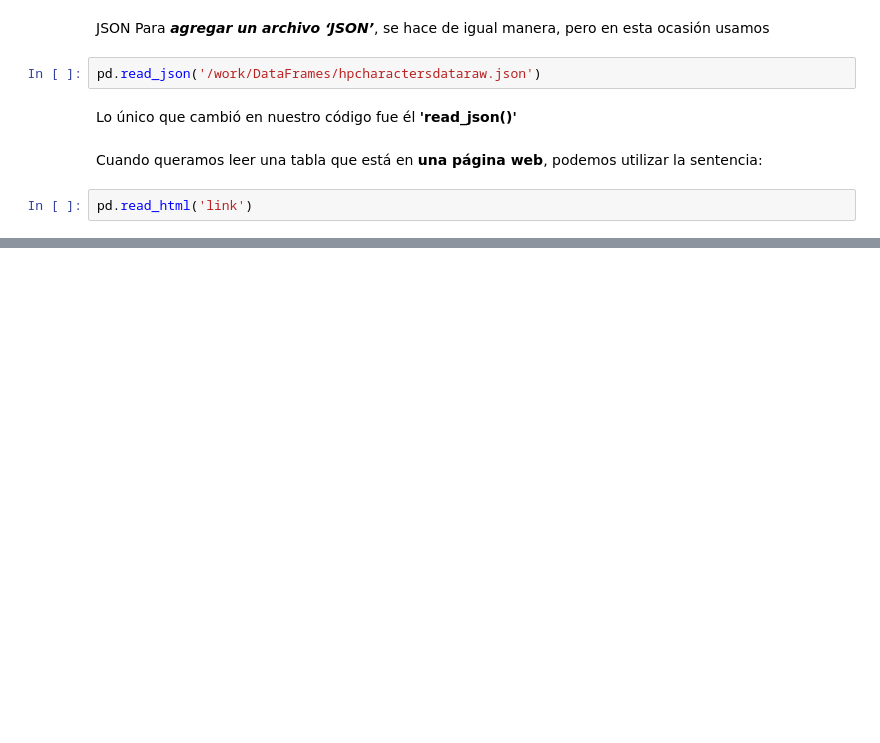
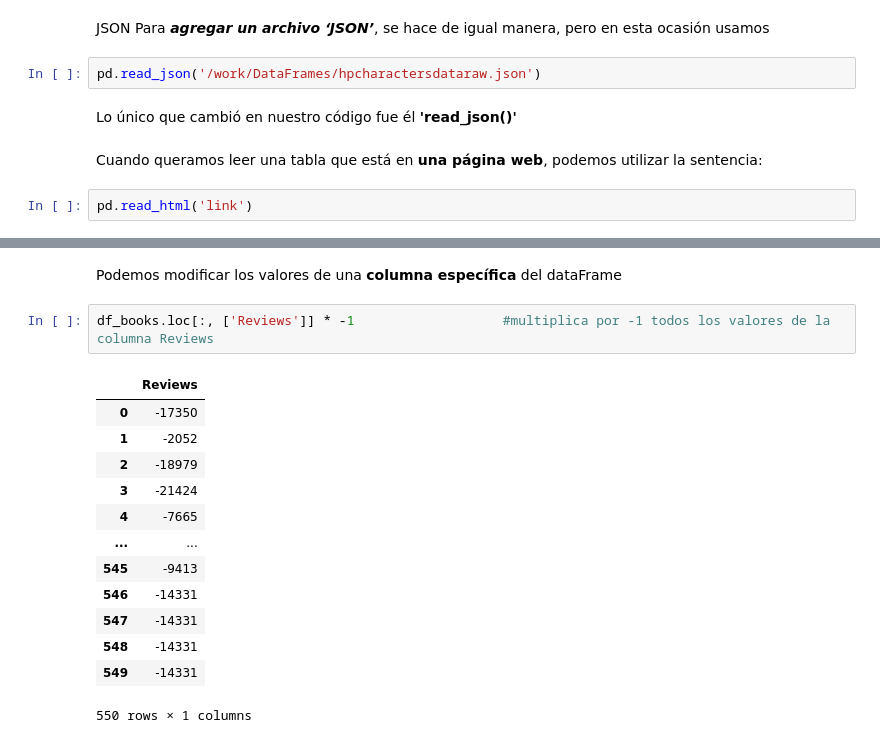
Before and after one commit to Carmen-N/Manipulaci-n-y-Transformaci-n-de-Datos-con-Pandas-y-NumPy, a Jupyter notebook: proyecto_con_Pandas_.ipynb, the cells around one changed output, grey strips where cells are left out. Cells and saved outputs as stored; diff of their text form; blank space fills up the shorter version.

```diff
--- a/proyecto_con_Pandas_.ipynb
+++ b/proyecto_con_Pandas_.ipynb
@@ -93,0 +142,18 @@ pd.read_html('link')
+# %% [markdown]
+Podemos modificar los valores de una **columna específica** del dataFrame
+# %%
+df_books.loc[:, ['Reviews']] * -1                   #multiplica por -1 todos los valores de la columna Reviews
+# %% [output]
+|  | Reviews |
+| 0 | -17350 |
+| 1 | -2052 |
+| 2 | -18979 |
+| 3 | -21424 |
+| 4 | -7665 |
+| ... | ... |
+| 545 | -9413 |
+| 546 | -14331 |
+| 547 | -14331 |
+| 548 | -14331 |
+| 549 | -14331 |
+550 rows × 1 columns
```
Also changed, not shown: parts of 16 cells of this notebook.
